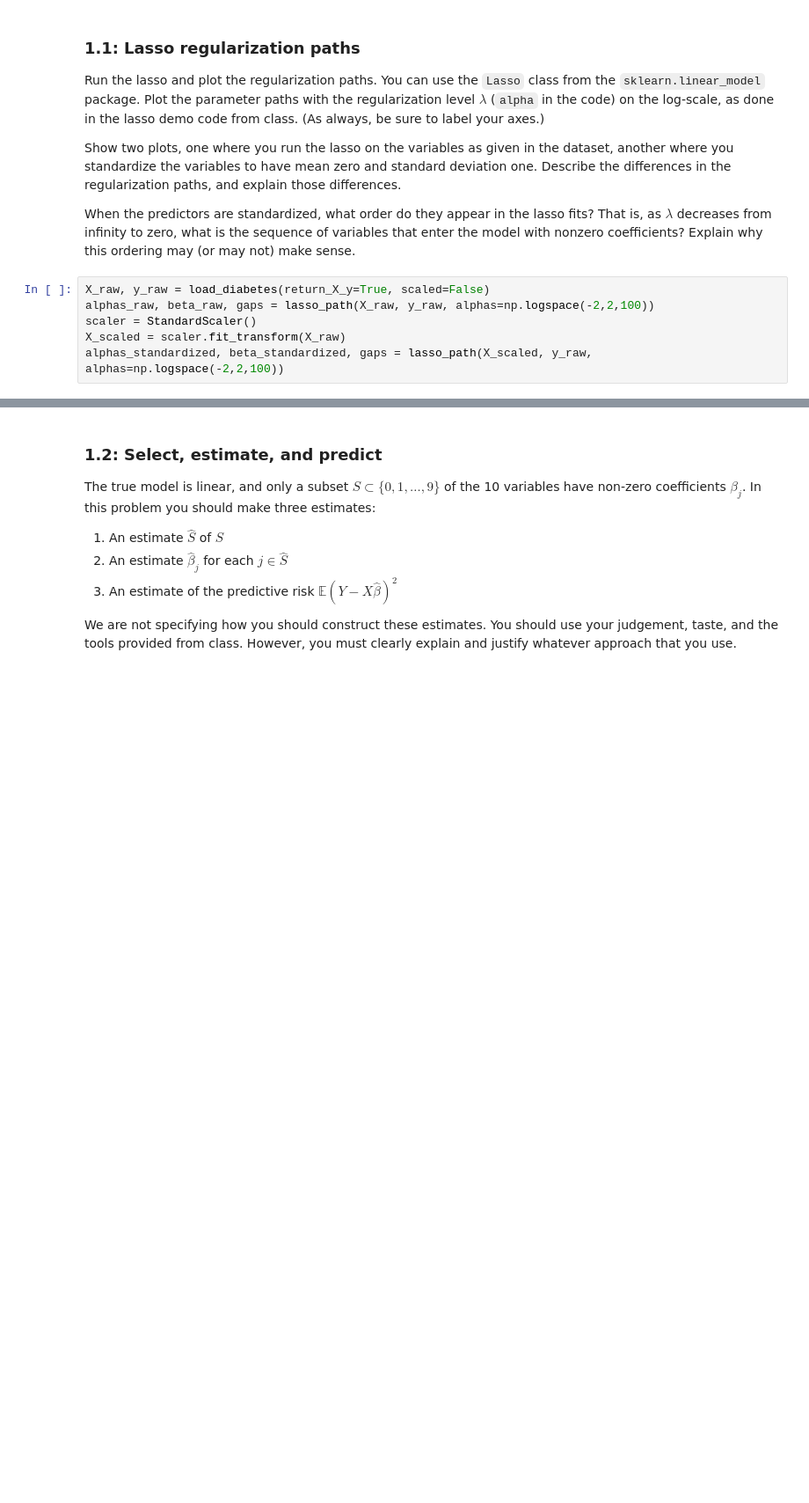
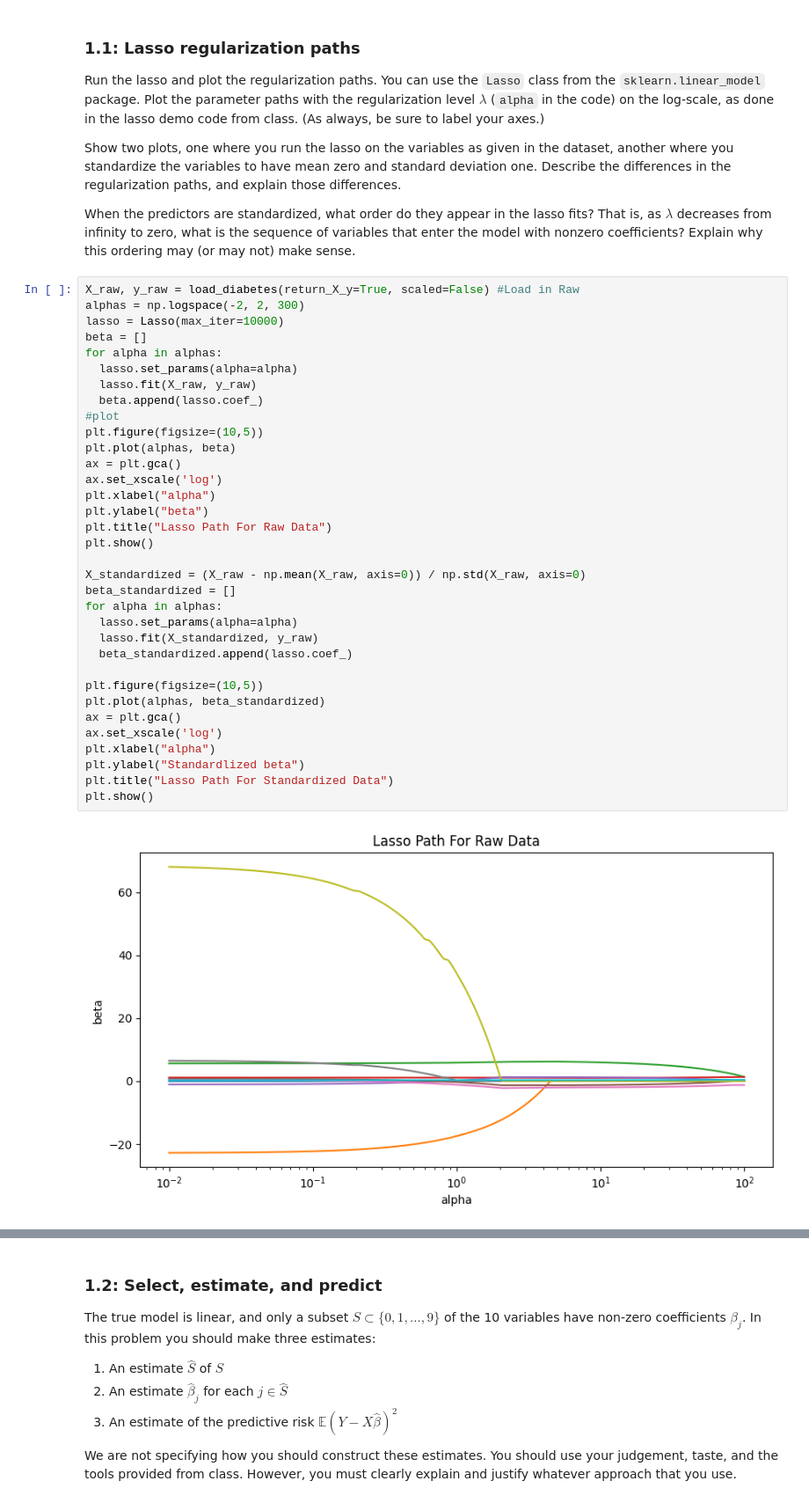
Before and after one commit to fenleichen-ui/Assignment-1, a Jupyter notebook: assignments/assn1/assn1.ipynb, the cells around one changed output, grey strips where cells are left out. Shown at 88% size. Cells and saved outputs as stored; diff of their text form; blank space fills up the shorter version.

```diff
--- a/assignments/assn1/assn1.ipynb
+++ b/assignments/assn1/assn1.ipynb
@@ -78,9 +78,39 @@ Run the lasso and plot the regularization paths. You can use the `Lasso` class f
 Show two plots, one where you run the lasso on the variables as given in the dataset, another where you standardize the variables to have mean zero and standard deviation one. Describe the differences in the regularization paths, and explain those differences.
 
 When the predictors are standardized, what order do they appear in the lasso fits? That is, as $\lambda$ decreases from infinity to zero, what is the sequence of variables that enter the model with nonzero coefficients? Explain why this ordering may (or may not) make sense.
-# %%
-X_raw, y_raw = load_diabetes(return_X_y=True, scaled=False)
-alphas_raw, beta_raw, gaps = lasso_path(X_raw, y_raw, alphas=np.logspace(-2,2,100))
-scaler = StandardScaler()
-X_scaled = scaler.fit_transform(X_raw)
-alphas_standardized, beta_standardized, gaps = lasso_path(X_scaled, y_raw, alphas=np.logspace(-2,2,100))
+# %%
+X_raw, y_raw = load_diabetes(return_X_y=True, scaled=False) #Load in Raw
+alphas = np.logspace(-2, 2, 300)
+lasso = Lasso(max_iter=10000)
+beta = []
+for alpha in alphas:
+  lasso.set_params(alpha=alpha)
+  lasso.fit(X_raw, y_raw)
+  beta.append(lasso.coef_)
+#plot
+plt.figure(figsize=(10,5))
+plt.plot(alphas, beta)
+ax = plt.gca()
+ax.set_xscale('log')
+plt.xlabel("alpha")
+plt.ylabel("beta")
+plt.title("Lasso Path For Raw Data")
+plt.show()
+
+X_standardized = (X_raw - np.mean(X_raw, axis=0)) / np.std(X_raw, axis=0)
+beta_standardized = []
+for alpha in alphas:
+  lasso.set_params(alpha=alpha)
+  lasso.fit(X_standardized, y_raw)
+  beta_standardized.append(lasso.coef_)
+
+plt.figure(figsize=(10,5))
+plt.plot(alphas, beta_standardized)
+ax = plt.gca()
+ax.set_xscale('log')
+plt.xlabel("alpha")
+plt.ylabel("Standardlized beta")
+plt.title("Lasso Path For Standardized Data")
+plt.show()
+# %% [output]
+[figure, added]
```
Also changed, not shown: parts of 3 cells of this notebook.
